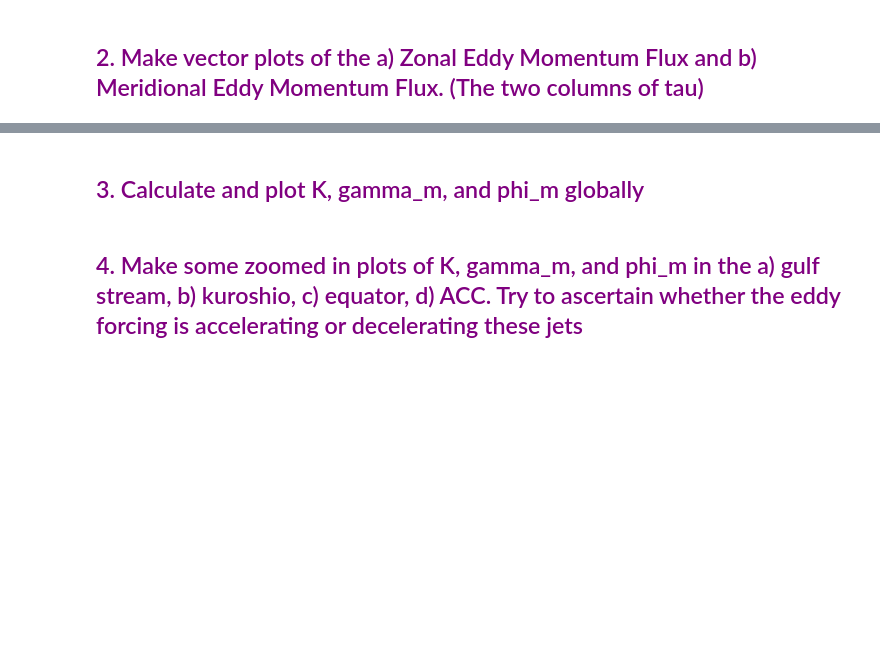
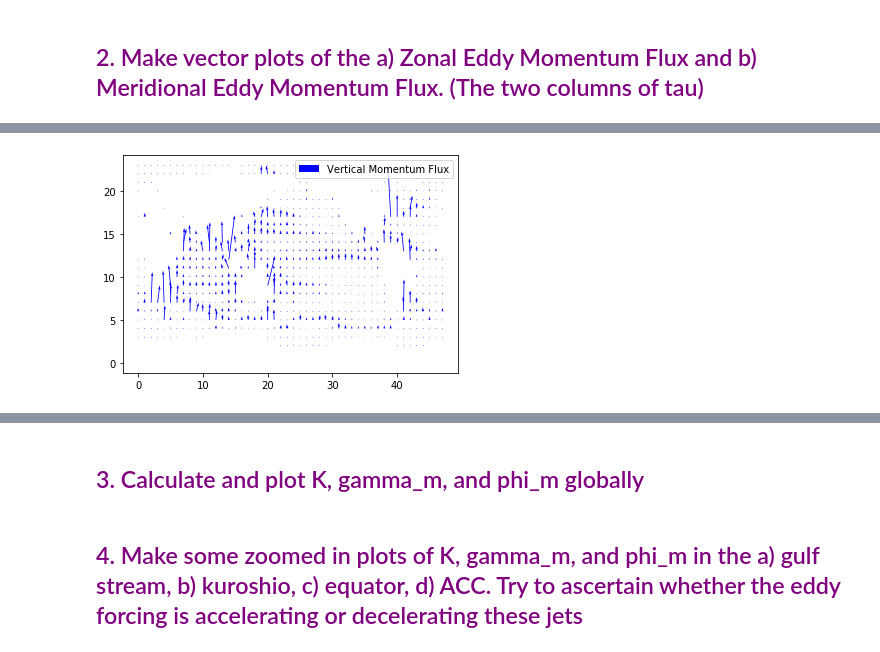
Before and after one commit to shanicetbailey/Ocean-Dynamics-class, a Jupyter notebook: hw4.ipynb, the cells around one changed output, grey strips where cells are left out. Cells and saved outputs as stored; diff of their text form; code cells hidden in the pictures; blank space fills up the shorter version.

```diff
--- a/hw4.ipynb
+++ b/hw4.ipynb
@@ -49,0 +148,2 @@ Data variables:
+# %%
+tauy[0].load()
@@ -49,0 +163,2 @@ Data variables:
+# %%
+tauy[1].load()
@@ -49,0 +193,6 @@ Data variables:
+# %%
+nd = 30
+plt.quiver(tauy[0][::nd, ::nd], tauy[1][::nd, ::nd], color='blue', label='Vertical Momentum Flux', angles='xy', scale_units='xy', scale=0.05)
+plt.legend();
+# %% [output]
+[figure, added]
```
Also changed, not shown: parts of 18 cells of this notebook.
